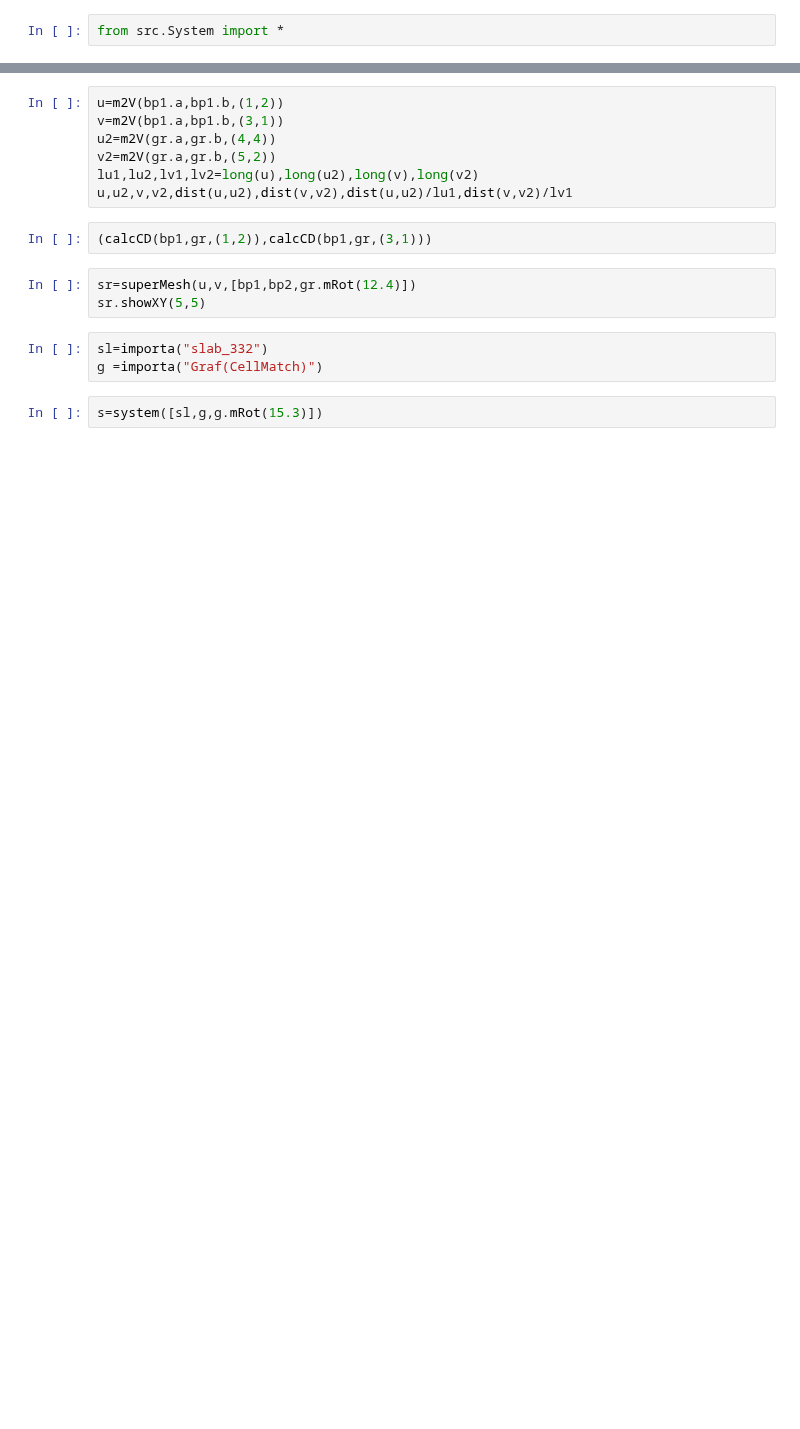
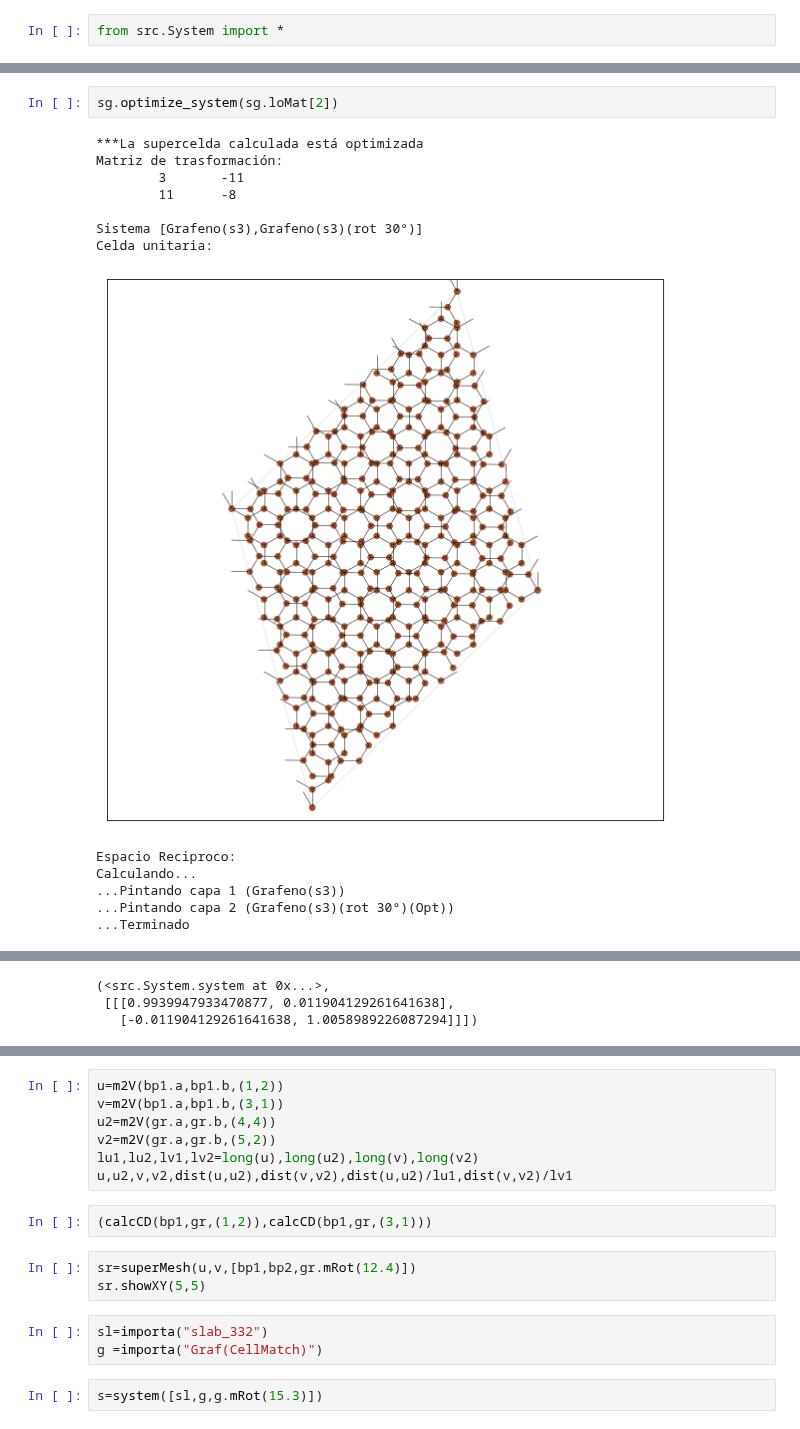
Before and after one commit to OssielAg/SS, a Jupyter notebook: SuperCell/MasCambios.ipynb, the cells around one changed output, grey strips where cells are left out. Cells and saved outputs as stored; diff of their text form; blank space fills up the shorter version.

```diff
--- a/SuperCell/MasCambios.ipynb
+++ b/SuperCell/MasCambios.ipynb
@@ -186,0 +167,16 @@ s.resultados
+# %%
+sg.optimize_system(sg.loMat[2])
+# %% [output]
+***La supercelda calculada está optimizada
+Matriz de trasformación:
+        3       -11
+        11      -8
+
+Sistema [Grafeno(s3),Grafeno(s3)(rot 30°)]
+Celda unitaria:
+[figure, added]
+Espacio Reciproco:
+Calculando...
+...Pintando capa 1 (Grafeno(s3))
+...Pintando capa 2 (Grafeno(s3)(rot 30°)(Opt))
+...Terminado
@@ -186,0 +184,3 @@ s.resultados
+(<src.System.system at 0x...>,
+ [[[0.9939947933470877, 0.011904129261641638],
+   [-0.011904129261641638, 1.0058989226087294]]])
```
Also changed, not shown: parts of 84 cells of this notebook, 16 other files.
